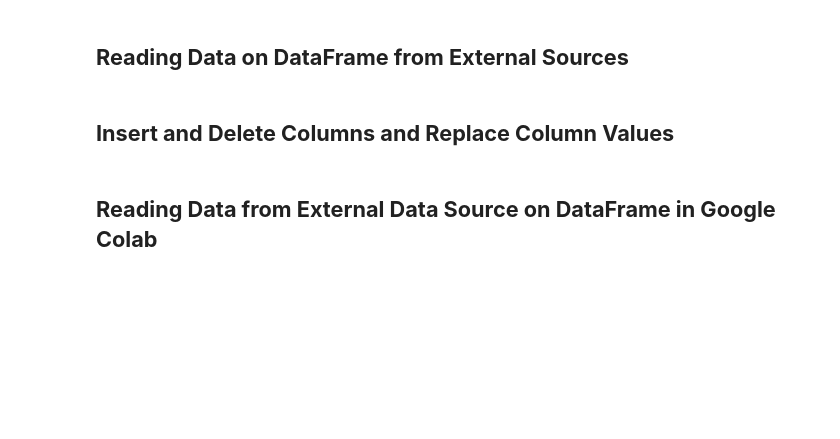
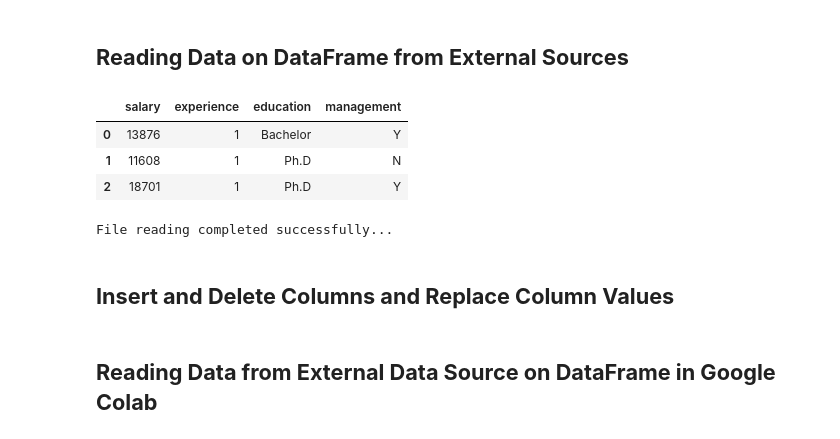
Before and after one commit to toarnabtrainer/AEC_ML_Batch_2_August_2026, a Jupyter notebook: Pandas.ipynb, the cells around one changed output. Saved outputs shown, nothing was run; the diff lists cells and outputs as text; code cells hidden in the pictures; blank space fills up the shorter version.

```diff
--- a/Pandas.ipynb
+++ b/Pandas.ipynb
@@ -1250,5 +1354,24 @@ np.float64(177.5)
 # %% [markdown]
 ## **Reading Data on DataFrame from External Sources**
+# %%
+# reading data onto the dataframe from a csv file
+try:
+    # df = pd.read_csv("salary_table.csv")
+    # df = pd.read_csv("C:\\Users\\arnab\\AEC_ML_Batch_2_Aug_2026\\salary_table.csv")
+    # df = pd.read_csv("C:/Users/arnab/AEC_ML_Batch_2_Aug_2026/salary_table.csv")
+    # df = pd.read_csv("C://Users//arnab//AEC_ML_Batch_2_Aug_2026//salary_table.csv")
+    df = pd.read_csv("C:\\Users/arnab//AEC_ML_Batch_2_Aug_2026\\salary_table.csv")
+    df = pd.read_csv("https://raw.githubusercontent.com/toarnabtrainer/AEC_ML_Batch_2_August_2026/refs/heads/main/Datafile/salary_table.csv")
+    display(df.head(3))
+except:
+    print("File access ERROR !!!")
+print("File reading completed successfully...")
+# %% [output]
+|  | salary | experience | education | management |
+| 0 | 13876 | 1 | Bachelor | Y |
+| 1 | 11608 | 1 | Ph.D | N |
+| 2 | 18701 | 1 | Ph.D | Y |
+File reading completed successfully...
 # %% [markdown]
 ## **Insert and Delete Columns and Replace Column Values**
 # %% [markdown]
```
Also changed, not shown: parts of 7 cells of this notebook.
